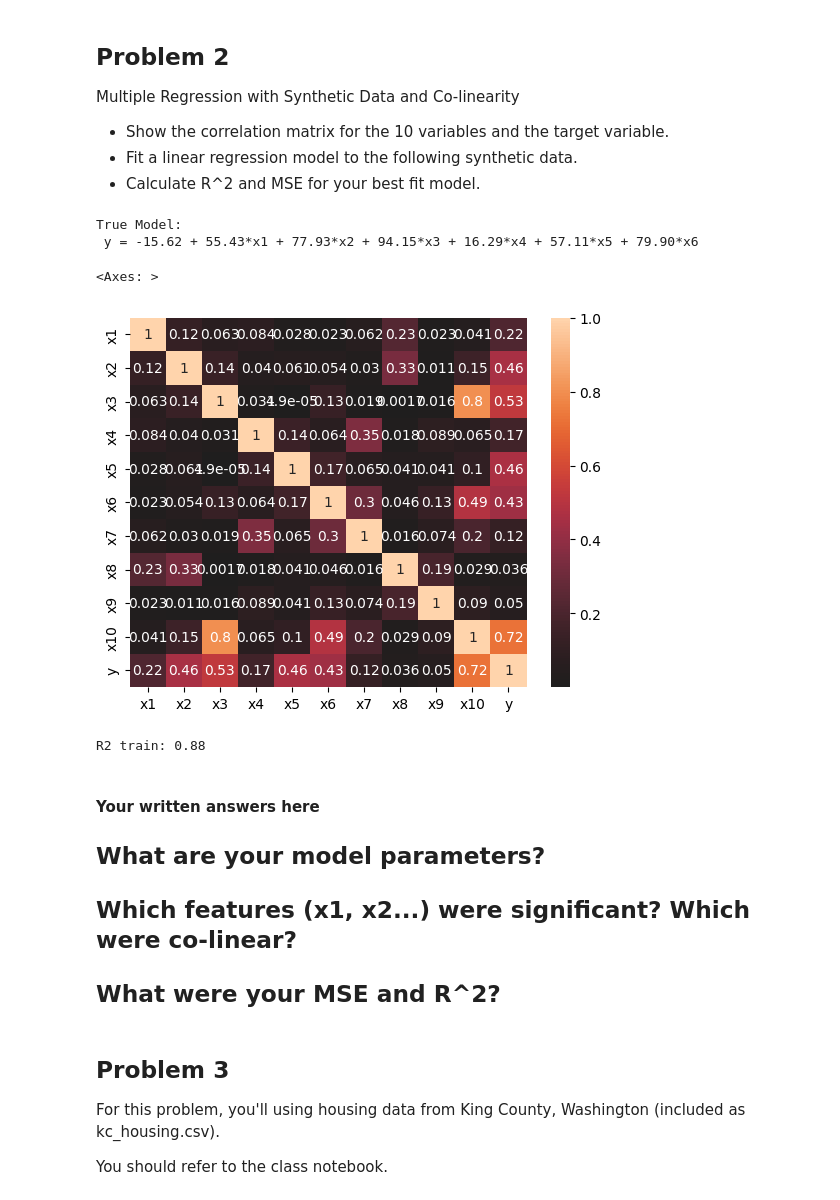
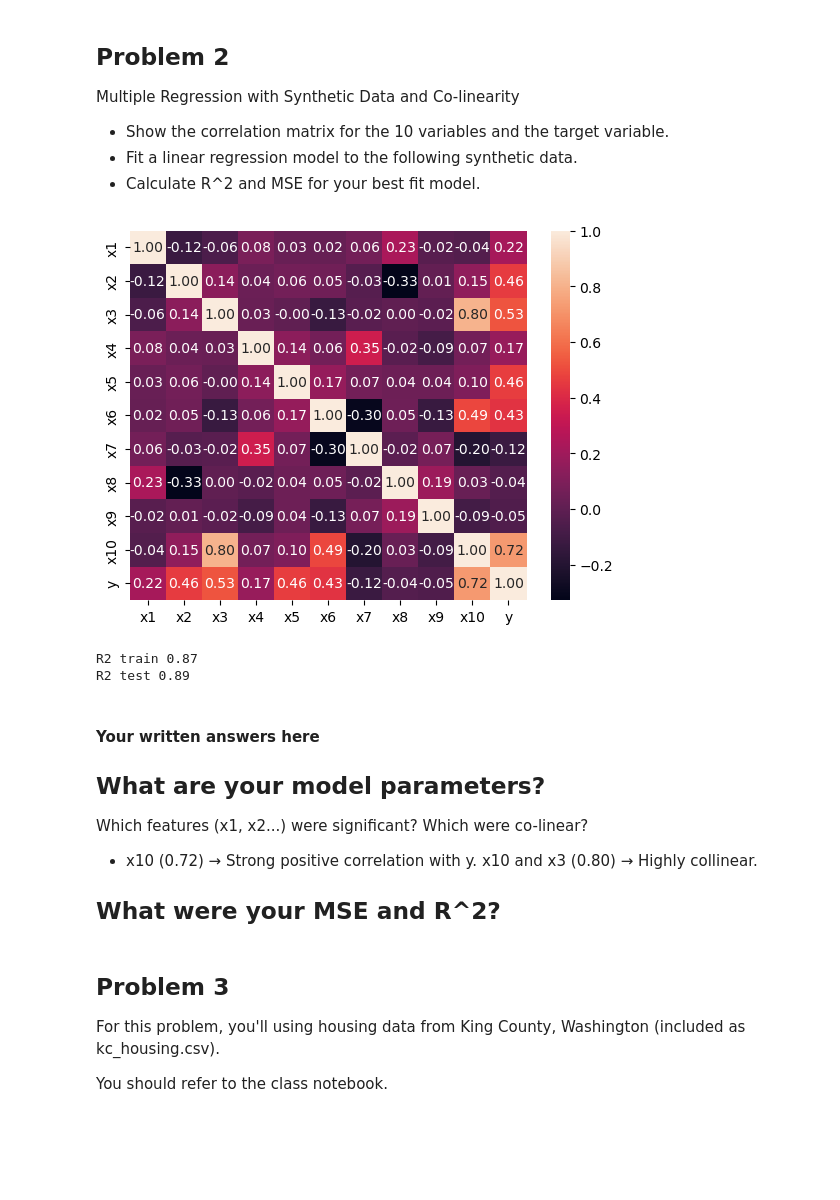
Before and after one commit to GettysburgDataScience/ps1-linear-regression-cacadelena, a Jupyter notebook: PS1.ipynb, the cells around one changed output. Drawn from its saved outputs; the diff is of its cells as text; code cells hidden in the pictures; blank space fills up the shorter version.

```diff
--- a/PS1.ipynb
+++ b/PS1.ipynb
@@ -103,54 +138,58 @@ Multiple Regression with Synthetic Data and Co-linearity
  - Fit a linear regression model to the following synthetic data.
  - Calculate R^2 and MSE for your best fit model.
 # %%
+import numpy as np
+import pandas as pd
+from sklearn import datasets
+
 np.random.seed(15)
-bias = 50*np.random.randn()
+bias = 50 * np.random.randn()
 
-X, y, coef = skd.make_regression(n_samples=300,
-                                   n_features=9,    # n_features = 10 --> multiple linear regression
-                                   noise=3,
-                                   bias = bias,
-                                   n_informative = 6,
-                                   effective_rank = 6,
-                                   random_state=15,
-                                   shuffle = False, # samples will be in order
-                                   coef = True)
+X, y, coef = datasets.make_regression(
+    n_samples=300,
+    n_features=9,  # n_features = 10 --> simple linear regression
+    noise=3,
+    bias=bias,
+    n_informative=6,
+    effective_rank=6,
+    random_state=15,
+    shuffle=False,  # samples will be in order
+    coef=True,
+)
 
-Xa = (0.6*X[:, 2] + 0.4*X[:, 5]).reshape(-1, 1)
+Xa = (0.6 * X[:, 2] + 0.4 * X[:, 5]).reshape(-1, 1)
 X = np.hstack([X, Xa])
 coef = np.append(coef, 0)
 
 column_names = [f'x{n+1}' for n in range(X.shape[1])]
-reg2_df = pd.DataFrame(data = X,
-             columns = column_names)
+reg2_df = pd.DataFrame(data=X, columns=column_names)
 reg2_df['y'] = y
-
-print_model(bias, coef, column_names, model_name = 'True Model')
-# %% [output]
-True Model:
- y = -15.62 + 55.43*x1 + 77.93*x2 + 94.15*x3 + 16.29*x4 + 57.11*x5 + 79.90*x6
 # %%
 corr = reg2_df.corr()
-sns.heatmap(np.abs(corr), annot=True, center=0)
+sns.heatmap(corr, annot=True, fmt='.2f')
+plt.show()
 # %% [output]
-<Axes: >
-[figure, old version]
+[figure, new version]
 # %%
-candidate_idx = np.array([1,2,3,4,5,6,7, 8, 9, 10]) - 1
-Z = X[:, candidate_idx]
-Z_names = [column_names[i] for i in candidate_idx]
+from sklearn.model_selection import train_test_split
+from sklearn.linear_model import LinearRegression
 
-Z_train, Z_test, y_train, y_test = skms.train_test_split(Z, y, test_size=0.3, random_state=15)
+candidate_idx = np.array([1, 2, 3, 4, 5, 6, 7, 8, 9, 10]) - 1
+Z = reg2_df.iloc[:, candidate_idx].values
+Z_names = [reg2_df.columns[idx] for idx in candidate_idx]
 
-model_LR = sklm.LinearRegression()
+Z_train, Z_test, y_train, y_test = train_test_split(Z, reg2_df['y'], test_size=0.2)
+
+model_LR = LinearRegression()
 model_LR.fit(Z_train, y_train)
 
 R2_train = model_LR.score(Z_train, y_train)
 R2_test = model_LR.score(Z_test, y_test)
 
-print(f'R2 train: {R2_train:.2f}')
+print(f'R2 train {R2_train:.2f}\nR2 test {R2_test:.2f}')
 # %% [output]
-R2 train: 0.88
+R2 train 0.87
+R2 test 0.89
 # %%
 print()
 # %% [markdown]
@@ -160,7 +199,7 @@ What are your model parameters?
  -
 
 Which features (x1, x2...) were significant? Which were co-linear?
- -
+ - x10 (0.72) → Strong positive correlation with y. x10 and x3 (0.80) → Highly collinear.
 
 What were your MSE and R^2?
  -
```
Also changed, not shown: parts of 24 cells of this notebook.
